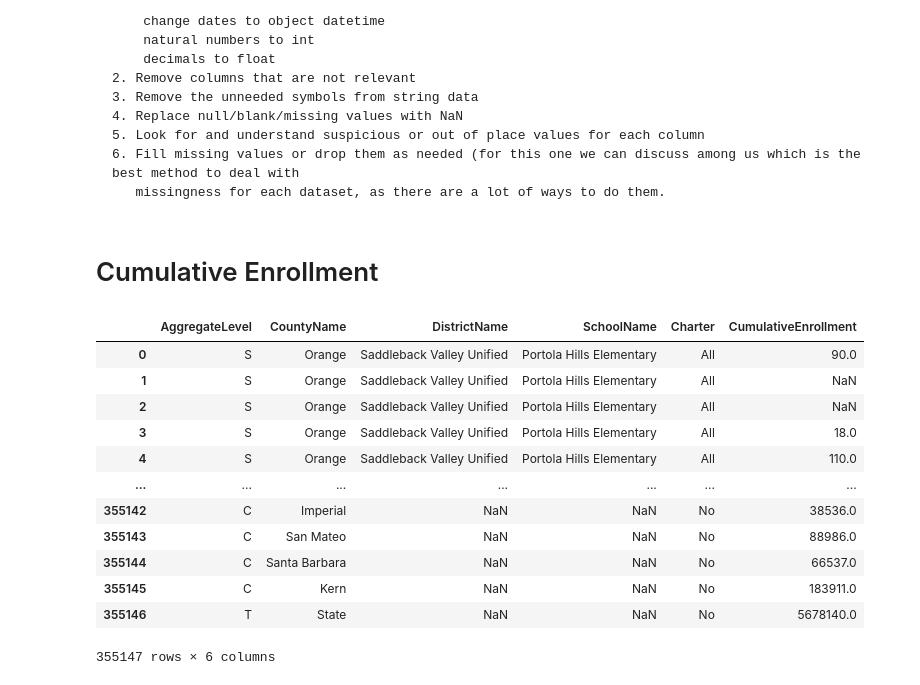
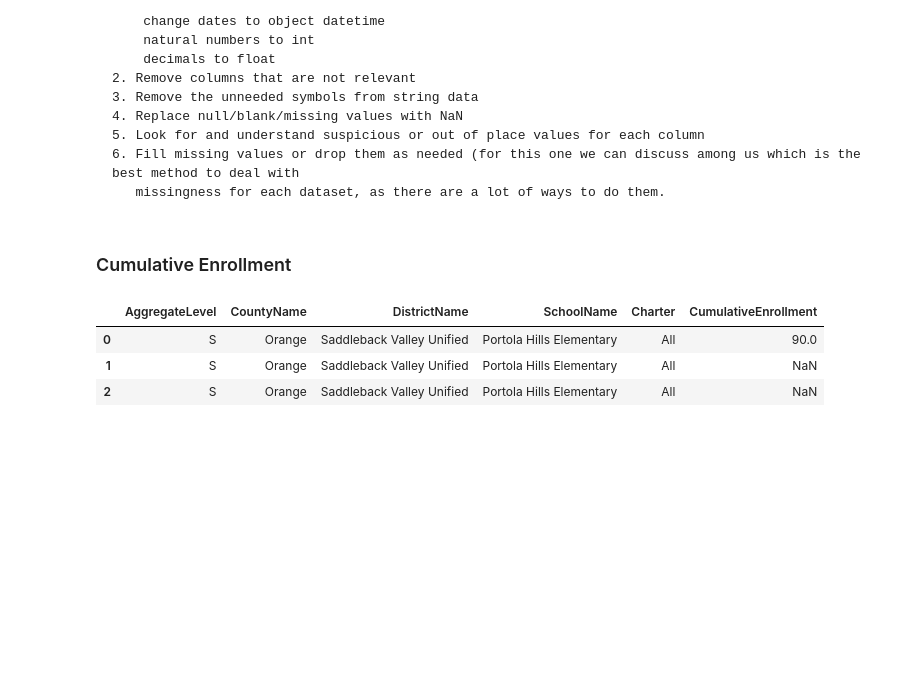
Before and after one commit to renaldyh27/COVID-Cool-for-School, a Jupyter notebook: Cleaning Datasets (Benjamin).ipynb, the cells around one changed output. Drawn from its saved outputs; the diff is of its cells as text; code cells hidden in the pictures; blank space fills up the shorter version.

Commit message:
added others' datasets and cleaned income

```diff
--- a/Cleaning Datasets (Benjamin).ipynb
+++ b/Cleaning Datasets (Benjamin).ipynb
@@ -56,26 +55,17 @@ stats_sd = pd.read_csv(stats_sd_path, low_memory=False)
     6. Fill missing values or drop them as needed (for this one we can discuss among us which is the best method to deal with
        missingness for each dataset, as there are a lot of ways to do them.
 # %% [markdown]
-# Cumulative Enrollment
+### Cumulative Enrollment
 # %%
 #Removed insignificant columns
 #Changed all * values (missing for student privacy) to NaN, rest of CumulativeEnrollment to float.
 cumulative_clean = cumulative_enrollment.drop(["AcademicYear", "CountyCode", "DistrictCode", "SchoolCode", "ReportingCategory"], axis=1) #Dropped codes
 cumulative_clean["CumulativeEnrollment"] = pd.to_numeric(cumulative_clean["CumulativeEnrollment"], errors='coerce')
 # %%
-cumulative_clean
+cumulative_clean.head(3)
 # %% [output]
 |  | AggregateLevel | CountyName | DistrictName | SchoolName | Charter | CumulativeEnrollment |
 | 0 | S | Orange | Saddleback Valley Unified | Portola Hills Elementary | All | 90.0 |
 | 1 | S | Orange | Saddleback Valley Unified | Portola Hills Elementary | All | NaN |
 | 2 | S | Orange | Saddleback Valley Unified | Portola Hills Elementary | All | NaN |
-| 3 | S | Orange | Saddleback Valley Unified | Portola Hills Elementary | All | 18.0 |
-| 4 | S | Orange | Saddleback Valley Unified | Portola Hills Elementary | All | 110.0 |
-| ... | ... | ... | ... | ... | ... | ... |
-| 355142 | C | Imperial | NaN | NaN | No | 38536.0 |
-| 355143 | C | San Mateo | NaN | NaN | No | 88986.0 |
-| 355144 | C | Santa Barbara | NaN | NaN | No | 66537.0 |
-| 355145 | C | Kern | NaN | NaN | No | 183911.0 |
-| 355146 | T | State | NaN | NaN | No | 5678140.0 |
-355147 rows × 6 columns
 # %% [markdown]
```
Also changed, not shown: parts of 20 cells of this notebook, 1 other file.
